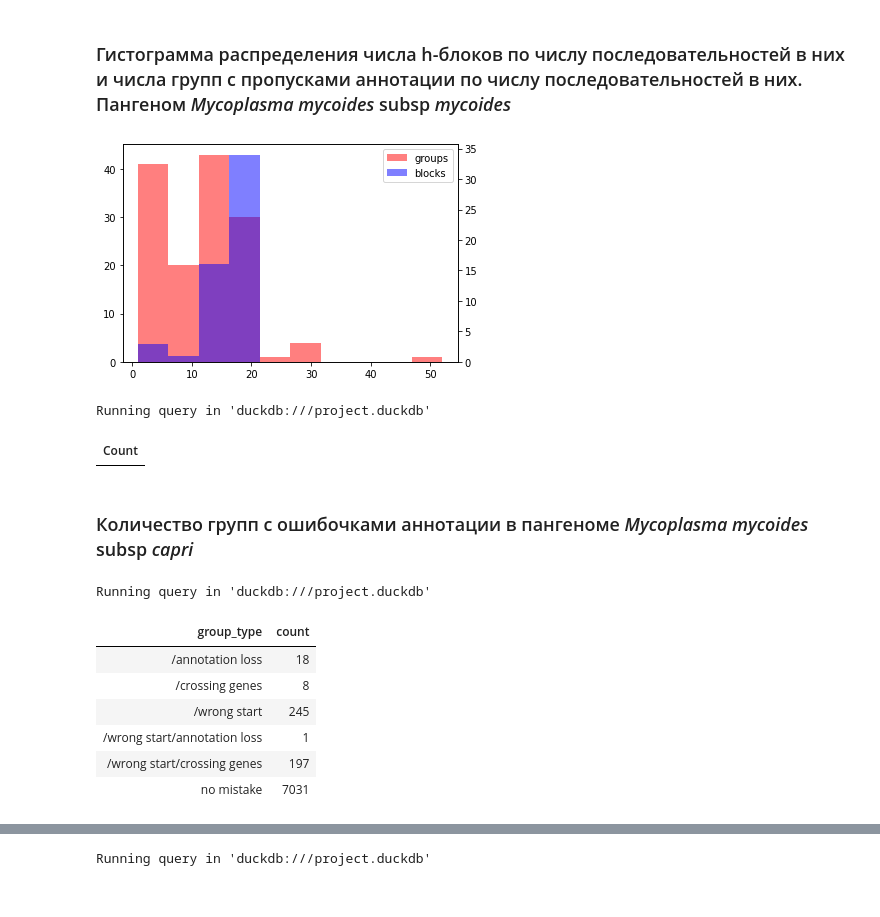
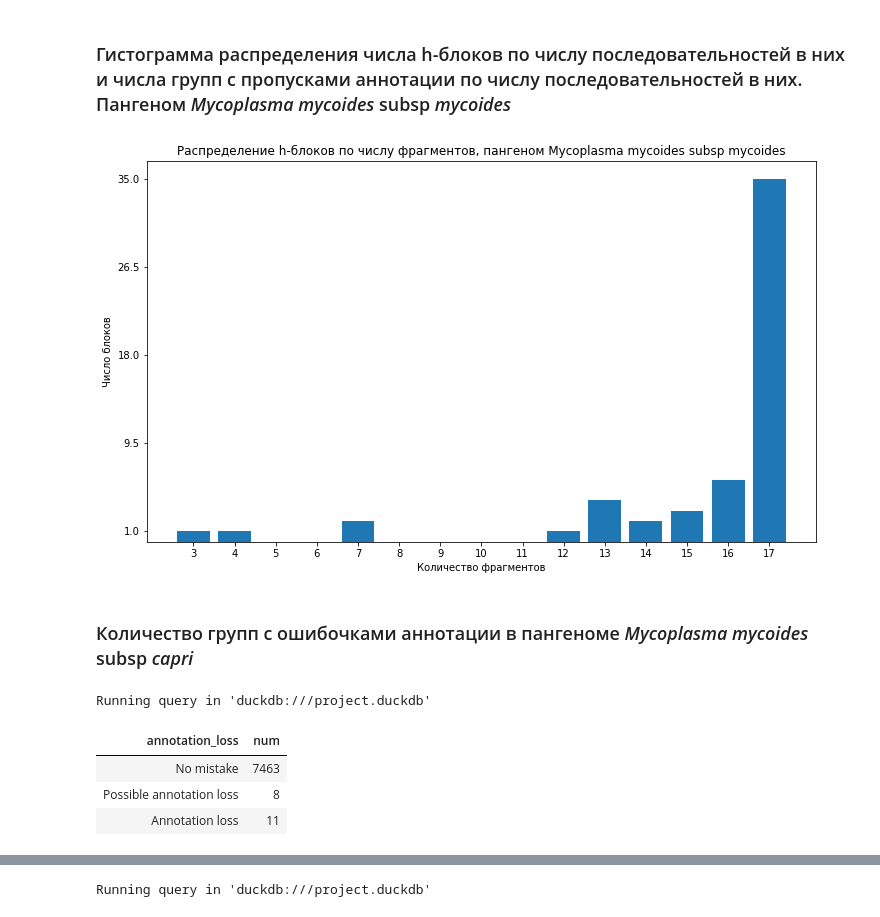
Before and after one commit to Real-Ivan-Chernykh/alan_pangenome, a Jupyter notebook: notebooks/Analyse_result.ipynb, the cells around one changed output, grey strips where cells are left out. Cells and saved outputs as stored; diff of their text form; code cells hidden in the pictures.

Commit message:
Add new NPGE parameters, changed results
Add NPGE parameters: identity and length. Deleted crossing genes
mistake. Changed columns with results

```diff
--- a/notebooks/Analyse_result.ipynb
+++ b/notebooks/Analyse_result.ipynb
@@ -551,48 +544,29 @@ block_table_mycoides
 # %% [markdown]
 ### Гистограмма распределения числа h-блоков по числу последовательностей в них и числа групп с пропусками аннотации по числу последовательностей в них. Пангеном *Mycoplasma mycoides* subsp *mycoides*
 # %%
-fig, ax1 = plt.subplots()
-ax2 = ax1.twinx()
-a = alan_table_mycoides["genes_num"][filter_mycoides]
-b = block_table_mycoides["fragments"][block_table_mycoides["block_type"] == "h"]
-bins = np.histogram_bin_edges(np.concatenate([a, b]), bins=10)
-a.hist(ax = ax1, bins = bins, alpha = 0.5, label = "groups", grid = False, color = "red")
-b.hist(ax = ax2, bins = bins, alpha = 0.5, label = "blocks", grid = False, color = "blue")
-h1, l1 = ax1.get_legend_handles_labels()
-h2, l2 = ax2.get_legend_handles_labels()
-ax1.legend(h1 + h2, l1 + l2)
+fig, ax1 = plt.subplots(figsize = (12, 7))
+col = block_table_mycoides["fragments"][block_table_mycoides["block_type"] == "h"]
+b = col.value_counts()
+plt.bar(b.index, b.values)
+plt.xticks(range(min(col), max(col) + 1))
+plt.yticks(np.linspace(min(b), max(b), 5))
+ax1.set_xlabel("Количество фрагментов")
+ax1.set_ylabel("Число блоков")
+ax1.set_title("Распределение h-блоков по числу фрагментов, пангеном Mycoplasma mycoides subsp mycoides")
 plt.show()
 # %% [output]
-[figure, old version]
+[figure, new version]
-# %%
-%%sql
-CREATE
-OR REPLACE TABLE alan_statistics_capri AS
-SELECT
-  *
-FROM
-  read_csv (
-    'mycoplasma_mycoides_subsp_capri/alan_result/final_statistics.csv'
-  )
-# %% [output]
-Running query in 'duckdb:///project.duckdb'
-| Count |
 # %% [markdown]
 ### Количество групп с ошибочками аннотации в пангеноме *Mycoplasma mycoides* subsp *capri*
-# %%
-%%sql
-SELECT
-  *
-FROM
-  alan_statistics_capri
-LIMIT
-  10
-# %% [output]
-Running query in 'duckdb:///project.duckdb'
-| group_type | count |
-| /annotation loss | 18 |
-| /crossing genes | 8 |
-| /wrong start | 245 |
-| /wrong start/annotation loss | 1 |
-| /wrong start/crossing genes | 197 |
-| no mistake | 7031 |
+# %%
+%%sql
+SELECT annotation_loss,
+        COUNT(*) as num
+FROM alan_table_capri
+GROUP BY annotation_loss
+# %% [output]
+Running query in 'duckdb:///project.duckdb'
+| annotation_loss | num |
+| No mistake | 7463 |
+| Possible annotation loss | 8 |
+| Annotation loss | 11 |
```
Also changed, not shown: parts of 23 cells of this notebook, 9 other files.
